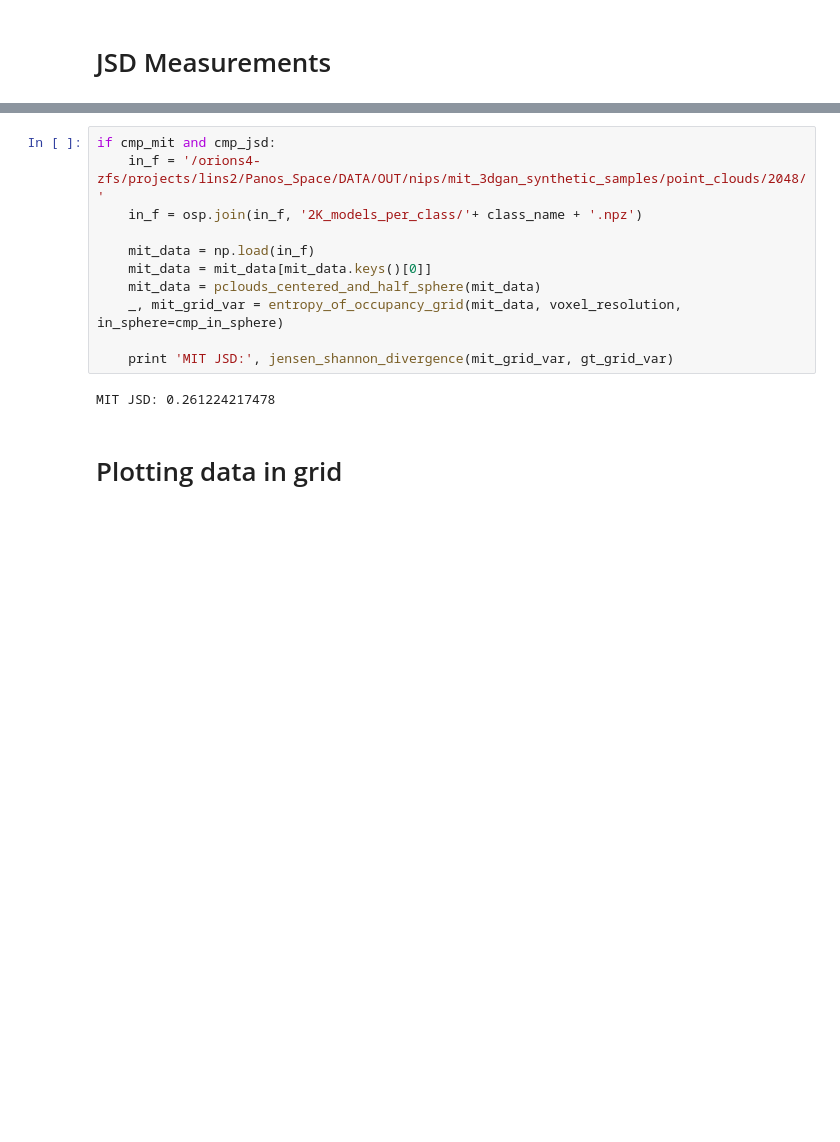
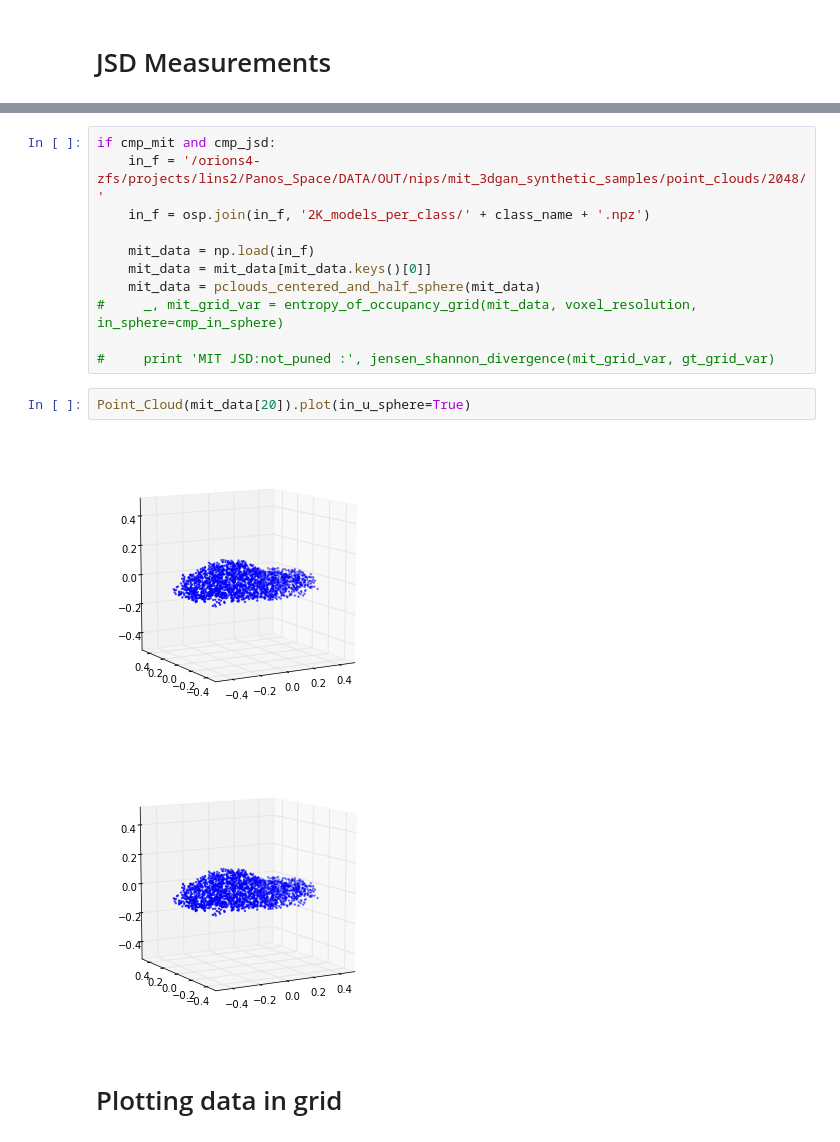
Before and after one commit to optas/tf_lab, a Jupyter notebook: notebooks/panos/nips/evaluations/check_statistics_of_synthetic_data.ipynb, the cells around one changed output, grey strips where cells are left out. Cells and saved outputs as stored; diff of their text form; blank space fills up the shorter version.

```diff
--- a/notebooks/panos/nips/evaluations/check_statistics_of_synthetic_data.ipynb
+++ b/notebooks/panos/nips/evaluations/check_statistics_of_synthetic_data.ipynb
@@ -129,16 +125,19 @@ plt.plot(range(len(jsd_measurements)), jsd_measurements)
 # %%
 if cmp_mit and cmp_jsd:
     in_f = '/orions4-zfs/projects/lins2/Panos_Space/DATA/OUT/nips/mit_3dgan_synthetic_samples/point_clouds/2048/'
-    in_f = osp.join(in_f, '2K_models_per_class/'+ class_name + '.npz')
+    in_f = osp.join(in_f, '2K_models_per_class/' + class_name + '.npz')
 
     mit_data = np.load(in_f)
     mit_data = mit_data[mit_data.keys()[0]]
     mit_data = pclouds_centered_and_half_sphere(mit_data)
-    _, mit_grid_var = entropy_of_occupancy_grid(mit_data, voxel_resolution, in_sphere=cmp_in_sphere)
+#     _, mit_grid_var = entropy_of_occupancy_grid(mit_data, voxel_resolution, in_sphere=cmp_in_sphere)
 
-    print 'MIT JSD:', jensen_shannon_divergence(mit_grid_var, gt_grid_var)
+#     print 'MIT JSD:not_puned :', jensen_shannon_divergence(mit_grid_var, gt_grid_var)
-# %% [output]
-MIT JSD: 0.261224217478
+# %%
+Point_Cloud(mit_data[20]).plot(in_u_sphere=True)
+# %% [output]
+[figure, added]
+[figure, added]
 # %% [markdown]
 # Plotting data in grid
 # %%
```
Also changed, not shown: parts of 11 cells of this notebook, 9 other files.
